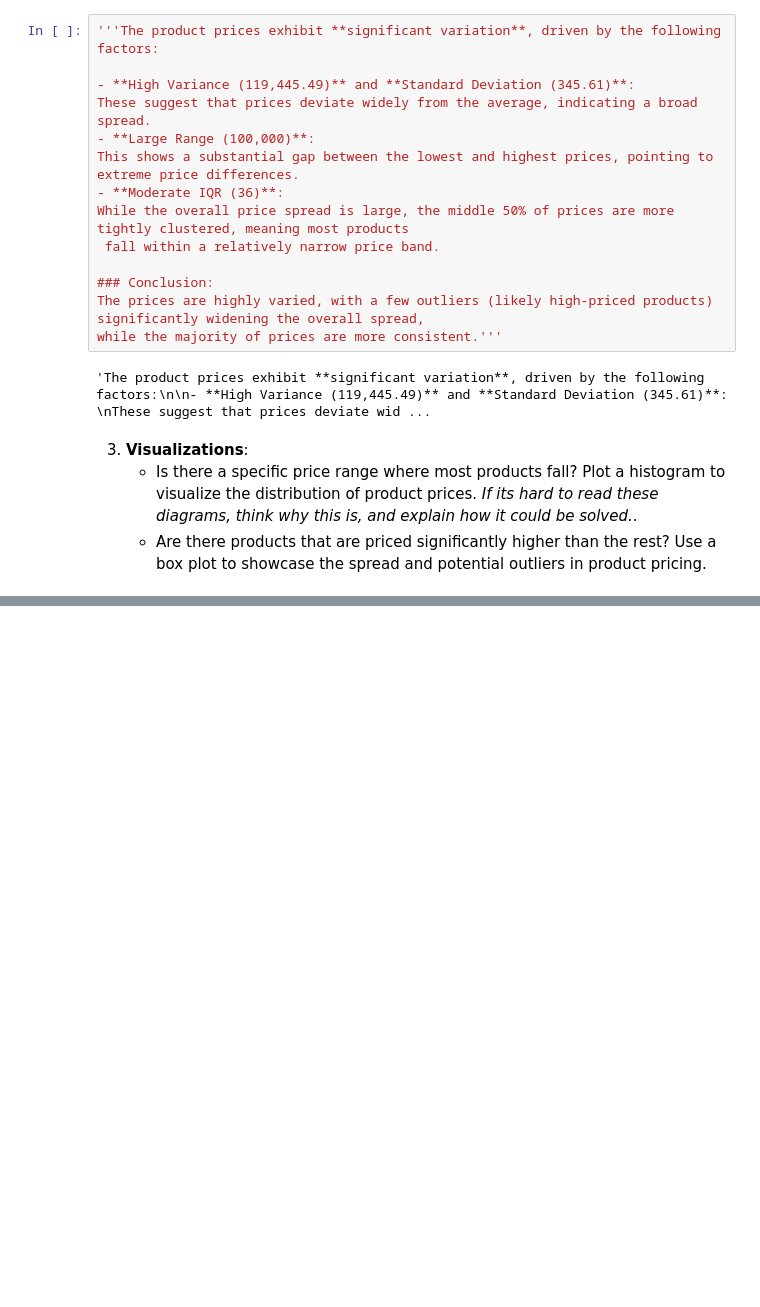
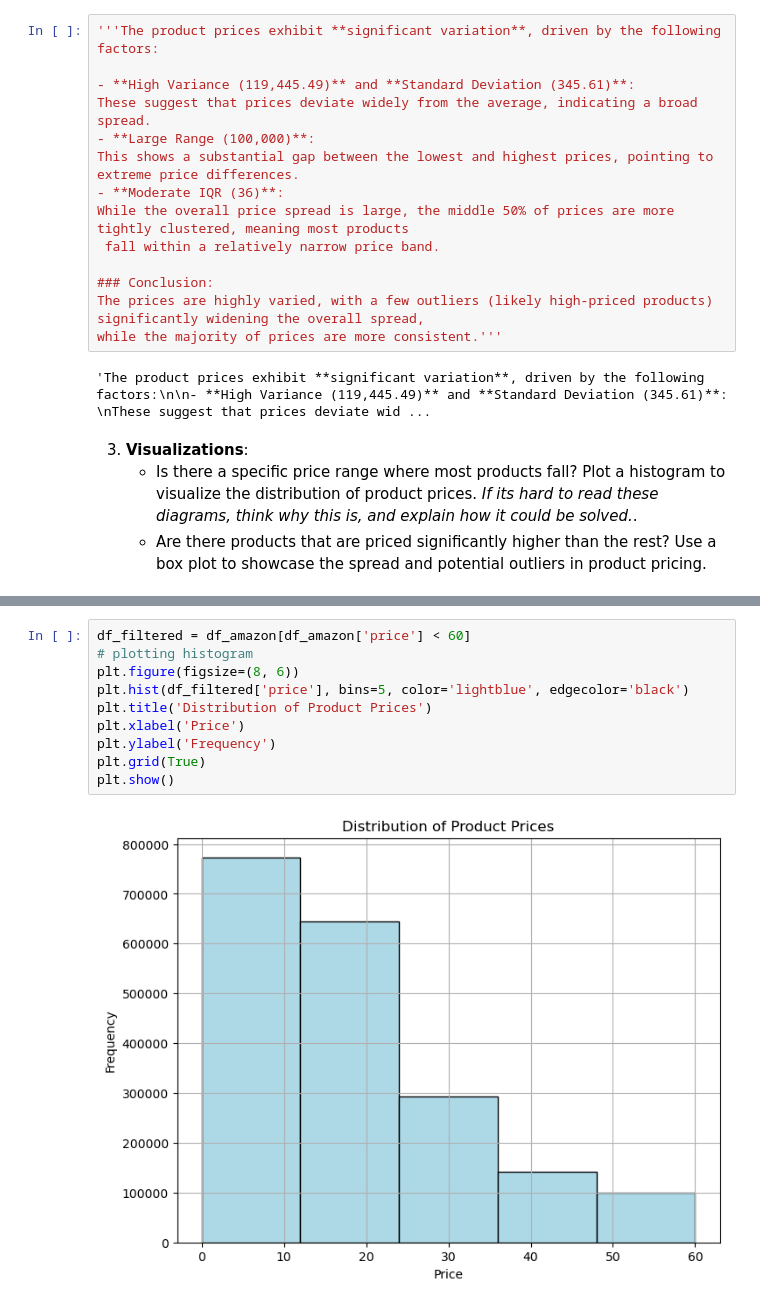
Before and after one commit to AnaNofuentes/lab-eda-univariate, a Jupyter notebook: lab_solution.ipynb, the cells around one changed output, grey strips where cells are left out. Drawn from its saved outputs; the diff is of its cells as text; blank space fills up the shorter version.

```diff
--- a/lab_solution.ipynb
+++ b/lab_solution.ipynb
@@ -153,0 +169,12 @@ while the majority of prices are more consistent.'''
+# %%
+df_filtered = df_amazon[df_amazon['price'] < 60]
+# plotting histogram
+plt.figure(figsize=(8, 6))
+plt.hist(df_filtered['price'], bins=5, color='lightblue', edgecolor='black')
+plt.title('Distribution of Product Prices')
+plt.xlabel('Price')
+plt.ylabel('Frequency')
+plt.grid(True)
+plt.show()
+# %% [output]
+[figure, added]
```
Also changed, not shown: parts of 20 cells of this notebook.
